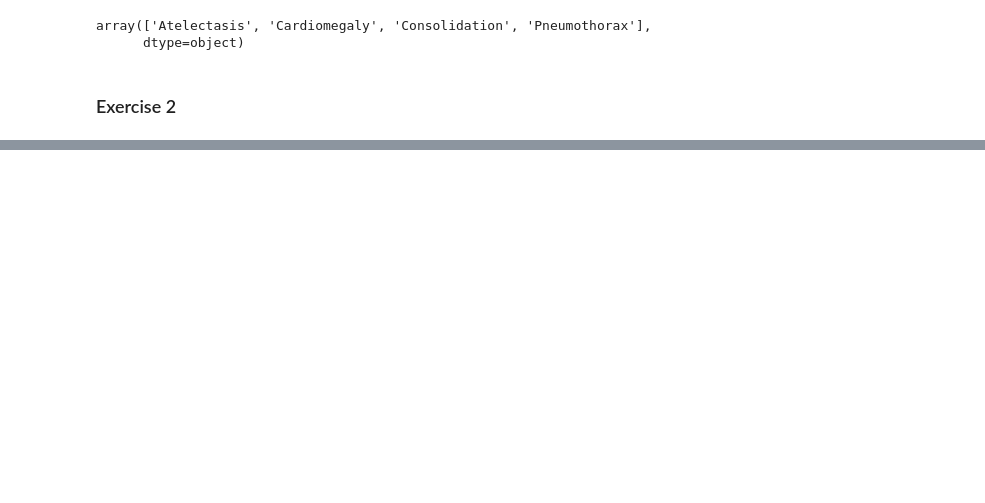
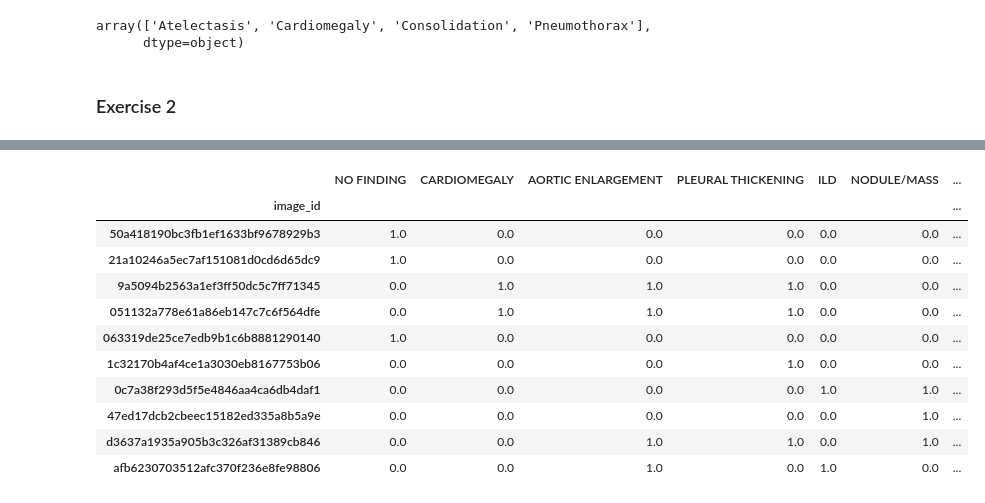
Before and after one commit to Vo-Linh/FDS_midterm, a Jupyter notebook: ch07.ipynb, the cells around one changed output, grey strips where cells are left out. Saved outputs shown, nothing was run; the diff lists cells and outputs as text; code cells hidden in the pictures; blank space fills up the shorter version.

```diff
--- a/ch07.ipynb
+++ b/ch07.ipynb
@@ -865,0 +888,17 @@ chest14_df
+# %%
+transform = lambda x: x.upper()
+vin_format.columns = vin_format.columns.map(transform)
+vin_format.head(10)
+# %% [output]
+|  | NO FINDING | CARDIOMEGALY | AORTIC ENLARGEMENT | PLEURAL THICKENING | ILD | NODULE/MASS | ... |
+| image_id |  |  |  |  |  |  | ... |
+| 50a418190bc3fb1ef1633bf9678929b3 | 1.0 | 0.0 | 0.0 | 0.0 | 0.0 | 0.0 | ... |
+| 21a10246a5ec7af151081d0cd6d65dc9 | 1.0 | 0.0 | 0.0 | 0.0 | 0.0 | 0.0 | ... |
+| 9a5094b2563a1ef3ff50dc5c7ff71345 | 0.0 | 1.0 | 1.0 | 1.0 | 0.0 | 0.0 | ... |
+| 051132a778e61a86eb147c7c6f564dfe | 0.0 | 1.0 | 1.0 | 1.0 | 0.0 | 0.0 | ... |
+| 063319de25ce7edb9b1c6b8881290140 | 1.0 | 0.0 | 0.0 | 0.0 | 0.0 | 0.0 | ... |
+| 1c32170b4af4ce1a3030eb8167753b06 | 0.0 | 0.0 | 0.0 | 1.0 | 0.0 | 0.0 | ... |
+| 0c7a38f293d5f5e4846aa4ca6db4daf1 | 0.0 | 0.0 | 0.0 | 0.0 | 1.0 | 1.0 | ... |
+| 47ed17dcb2cbeec15182ed335a8b5a9e | 0.0 | 0.0 | 0.0 | 0.0 | 0.0 | 1.0 | ... |
+| d3637a1935a905b3c326af31389cb846 | 0.0 | 0.0 | 1.0 | 1.0 | 0.0 | 1.0 | ... |
+| afb6230703512afc370f236e8fe98806 | 0.0 | 0.0 | 1.0 | 0.0 | 1.0 | 0.0 | ... |
```
Also changed, not shown: parts of 35 cells of this notebook.
